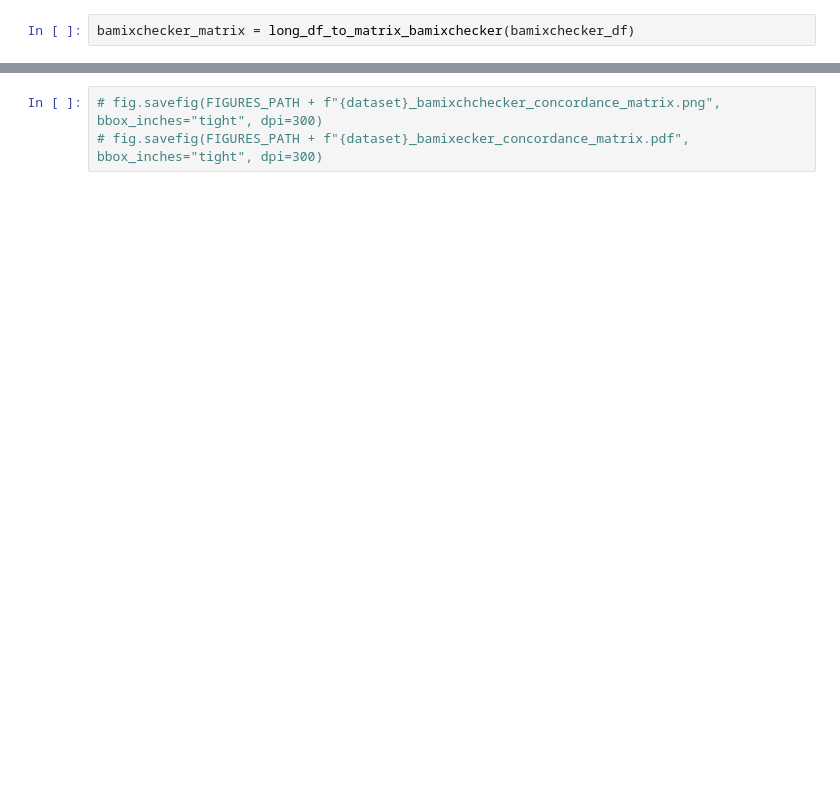
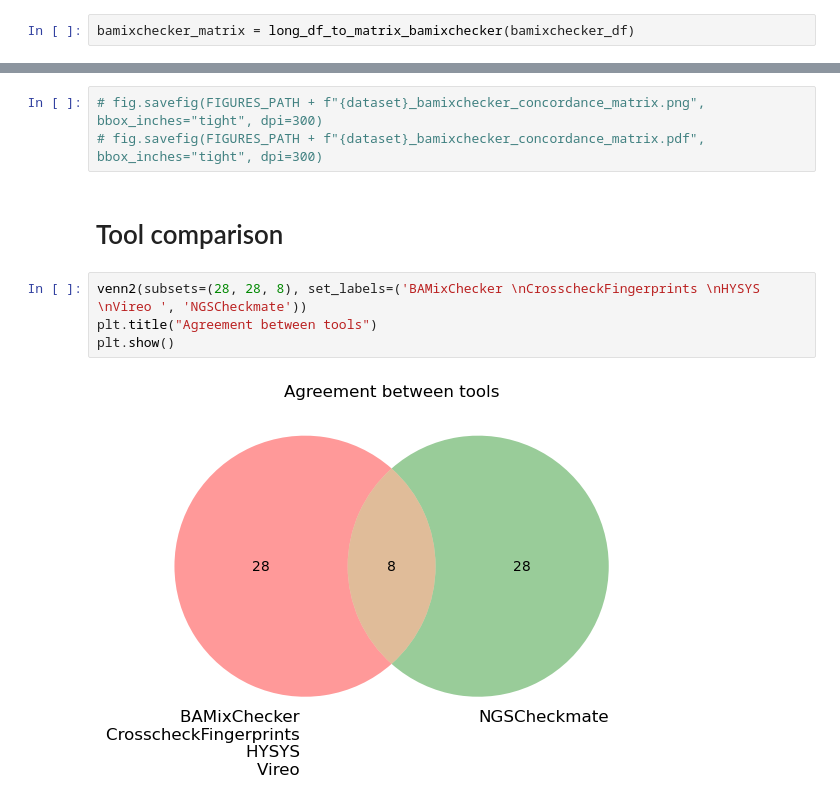
Before and after one commit to emma2207/hgsoc-reconstruction, a Jupyter notebook: sample_id_matching/scripts/experiment/eda.ipynb, the cells around one changed output, grey strips where cells are left out. Saved outputs shown, nothing was run; the diff lists cells and outputs as text; blank space fills up the shorter version.

```diff
--- a/sample_id_matching/scripts/experiment/eda.ipynb
+++ b/sample_id_matching/scripts/experiment/eda.ipynb
@@ -362,3 +356,11 @@ Text(0.5, 1.0, 'BAMixChecker Concordance Matrix')
 # %%
-# fig.savefig(FIGURES_PATH + f"{dataset}_bamixchchecker_concordance_matrix.png", bbox_inches="tight", dpi=300)
-# fig.savefig(FIGURES_PATH + f"{dataset}_bamixecker_concordance_matrix.pdf", bbox_inches="tight", dpi=300)
+# fig.savefig(FIGURES_PATH + f"{dataset}_bamixchecker_concordance_matrix.png", bbox_inches="tight", dpi=300)
+# fig.savefig(FIGURES_PATH + f"{dataset}_bamixchecker_concordance_matrix.pdf", bbox_inches="tight", dpi=300)
+# %% [markdown]
+# Tool comparison
+# %%
+venn2(subsets=(28, 28, 8), set_labels=('BAMixChecker \nCrosscheckFingerprints \nHYSYS \nVireo ', 'NGSCheckmate'))
+plt.title("Agreement between tools")
+plt.show()
+# %% [output]
+[figure, added]
```
Also changed, not shown: parts of 9 cells of this notebook.
